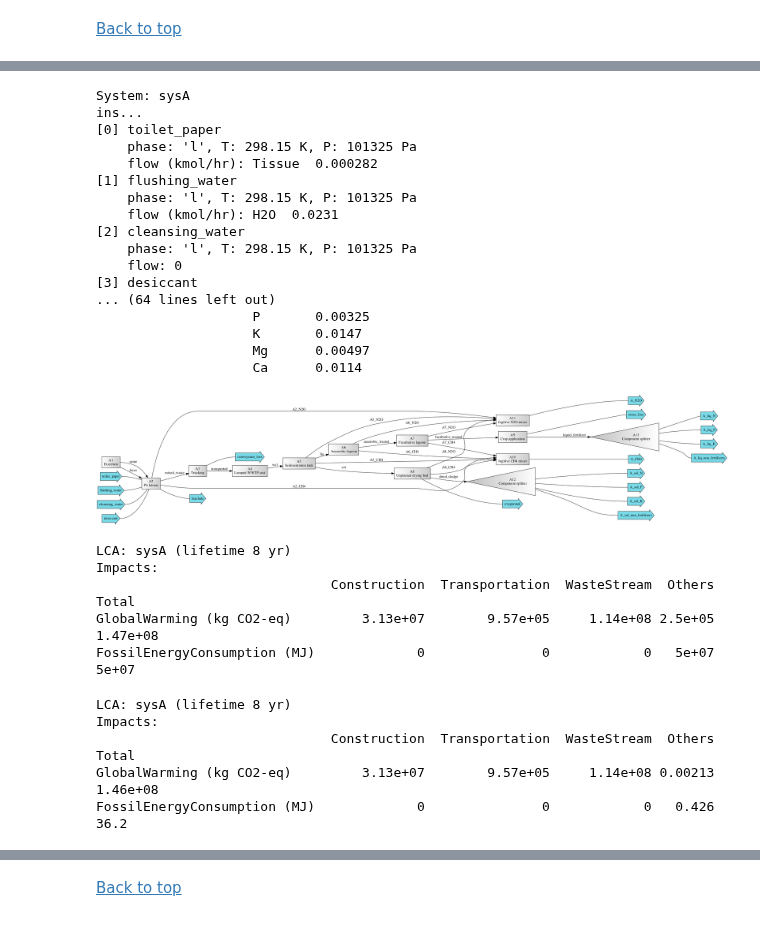
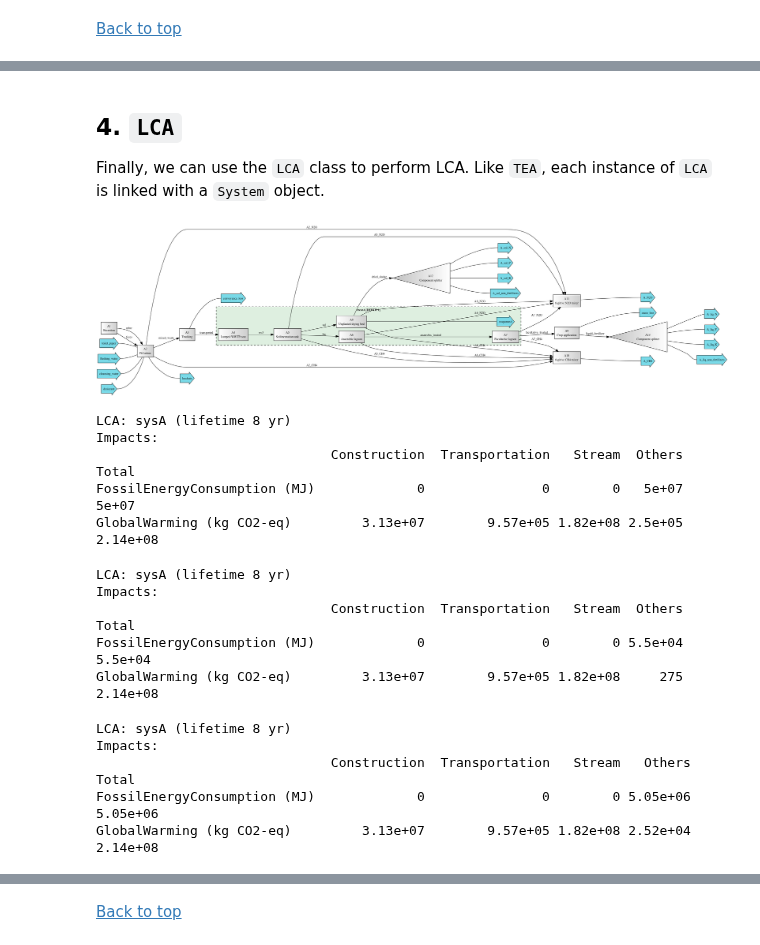
Before and after one commit to QSD-Group/QSDsan, a Jupyter notebook: docs/source/tutorials/8_LCA.ipynb, the cells around one changed output, grey strips where cells are left out. Drawn from its saved outputs; the diff is of its cells as text; code cells hidden in the pictures.

```diff
--- a/docs/source/tutorials/8_LCA.ipynb
+++ b/docs/source/tutorials/8_LCA.ipynb
@@ -292,54 +328,47 @@ Finally, we can make the actual `LCA` object. Like `TEA` objects, each `LCA` obj
+# %% [markdown]
+## 4. `LCA` <a class="anchor" id="s4"></a>
+Finally, we can use the `LCA` class to perform LCA. Like `TEA`, each instance of `LCA` is linked with a `System` object.
 # %%
 sys = bw.sysA
-sys.show()
 # You can double-click the diagram to enlarge it
-sys.diagram('thorough')
+sys.diagram()
 # %% [output]
-System: sysA
-ins...
-[0] toilet_paper
-    phase: 'l', T: 298.15 K, P: 101325 Pa
-    flow (kmol/hr): Tissue  0.000282
-[1] flushing_water
-    phase: 'l', T: 298.15 K, P: 101325 Pa
-    flow (kmol/hr): H2O  0.0231
-[2] cleansing_water
-    phase: 'l', T: 298.15 K, P: 101325 Pa
-    flow: 0
-[3] desiccant
-... (64 lines left out)
-                    P       0.00325
-                    K       0.0147
-                    Mg      0.00497
-                    Ca      0.0114
-[figure, old version]
+[figure, new version]
 # %%
 # Note that here electricity is the additional impact activity that is not covered by
-# construction, transportation, or material inputs/waste emissions
-lca = qs.LCA(system=sys, lifetime=8, lifetime_unit='yr')
+# construction, transportation, or material inputs/waste emissions,
+# so you'll want to add it when initializing the `LCA` instance
+lca = qs.LCA(system=sys, lifetime=8, lifetime_unit='yr', electricity=1e6)
+lca.show()
+# %% [output]
+LCA: sysA (lifetime 8 yr)
+Impacts:
+                              Construction  Transportation   Stream  Others    Total
+FossilEnergyConsumption (MJ)             0               0        0   5e+07    5e+07
+GlobalWarming (kg CO2-eq)         3.13e+07        9.57e+05 1.82e+08 2.5e+05 2.14e+08
 # %%
-# Note that you can add impact activities not included in unit design and streams,
-# in this case it's the electricity
-lca = qs.LCA(system=sys, lifetime=8, lifetime_unit='yr', electricity=1e6)
+# If impacts from those other activities change with simulation,
+# you can add them as functions
+a = 100
+b = 1000
+lca = qs.LCA(system=sys, lifetime=8, lifetime_unit='yr', electricity=lambda: a+b)
 lca.show()
 # %% [output]
 LCA: sysA (lifetime 8 yr)
 Impacts:
-                              Construction  Transportation  WasteStream  Others    Total
-GlobalWarming (kg CO2-eq)         3.13e+07        9.57e+05     1.14e+08 2.5e+05 1.47e+08
-FossilEnergyConsumption (MJ)             0               0            0   5e+07    5e+07
+                              Construction  Transportation   Stream  Others    Total
+FossilEnergyConsumption (MJ)             0               0        0 5.5e+04  5.5e+04
+GlobalWarming (kg CO2-eq)         3.13e+07        9.57e+05 1.82e+08     275 2.14e+08
-# %%
-# If impacts from those other activities change with simulation,
-# you can add them as functions
-import numpy as np
-lca = qs.LCA(system=sys, lifetime=8, lifetime_unit='yr', electricity=np.random.rand)
-lca.show()
-# %% [output]
-LCA: sysA (lifetime 8 yr)
-Impacts:
-                              Construction  Transportation  WasteStream  Others    Total
-GlobalWarming (kg CO2-eq)         3.13e+07        9.57e+05     1.14e+08 0.00213 1.46e+08
-FossilEnergyConsumption (MJ)             0               0            0   0.426     36.2
+# %%
+# Note the updates in FossilEnergyConsumption values
+a = 100000
+lca.show()
+# %% [output]
+LCA: sysA (lifetime 8 yr)
+Impacts:
+                              Construction  Transportation   Stream   Others    Total
+FossilEnergyConsumption (MJ)             0               0        0 5.05e+06 5.05e+06
+GlobalWarming (kg CO2-eq)         3.13e+07        9.57e+05 1.82e+08 2.52e+04 2.14e+08
 # %%
 # We can also get a more detailed break-down for a specific category
 # Note that we need to redefine lca as the electricity
```
Also changed, not shown: parts of 52 cells of this notebook, 4 other files.
